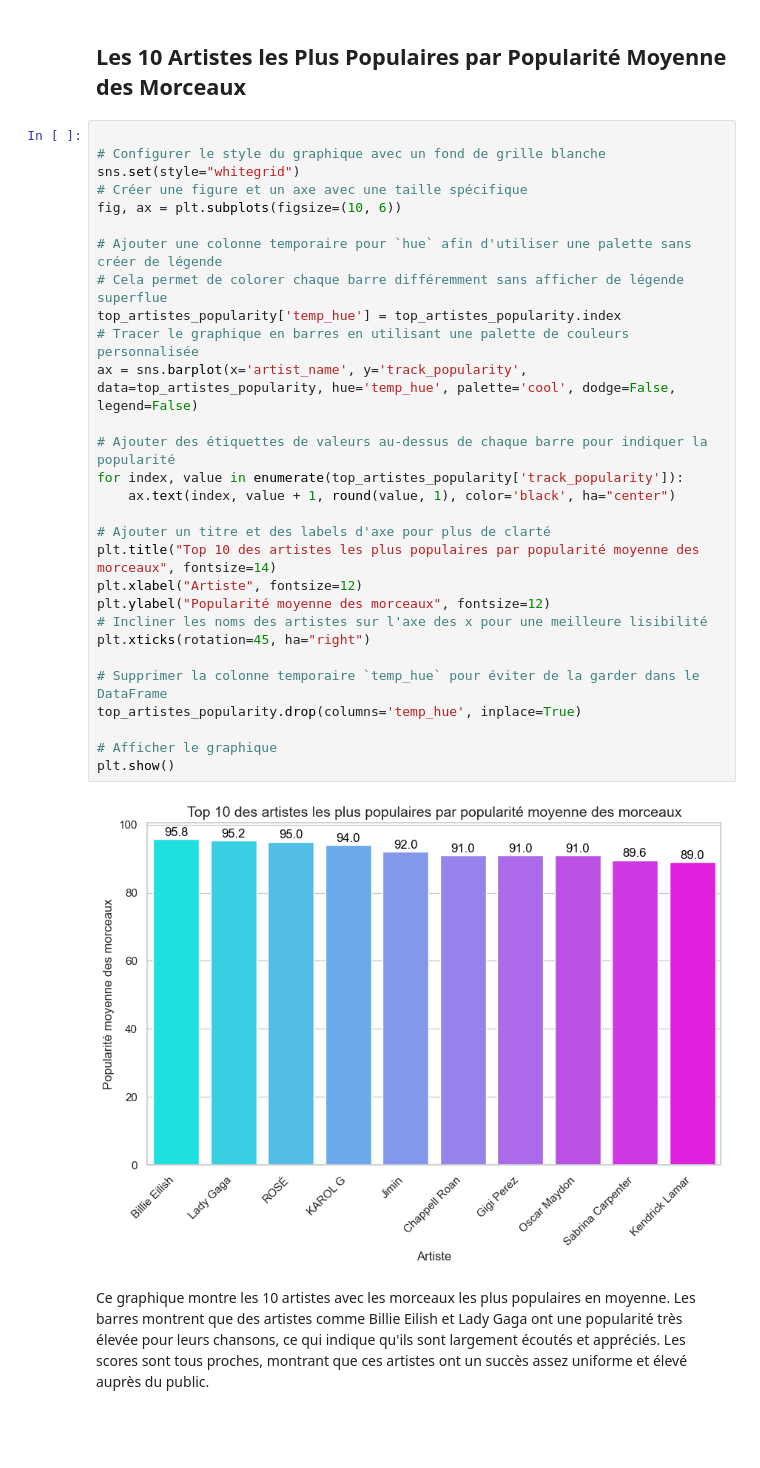
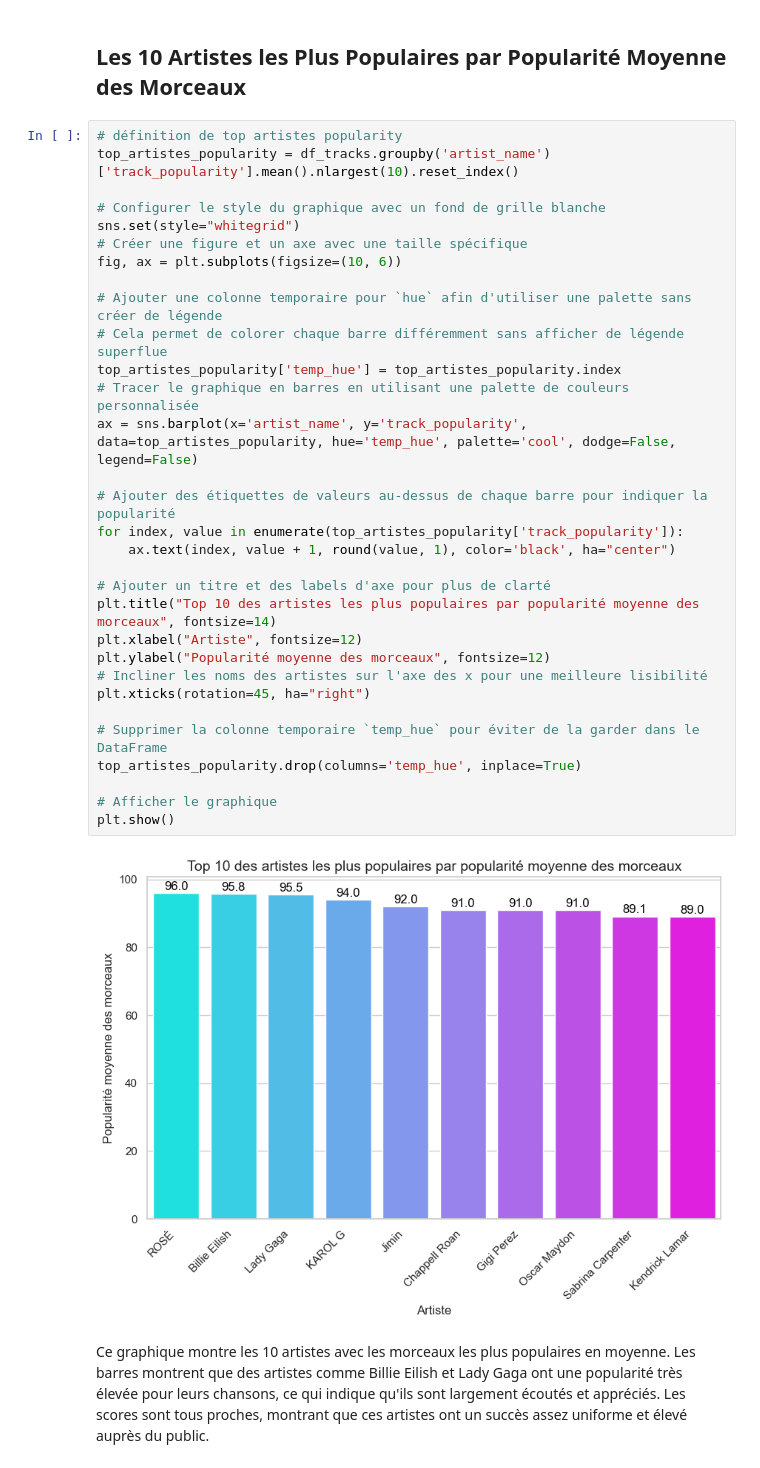
Before and after one commit to nathanaela-doriana/spotify_api_project, a Jupyter notebook: notebooks/spotify_analysis.ipynb, the cells around one changed output. Saved outputs shown, nothing was run; the diff lists cells and outputs as text; blank space fills up the shorter version.

```diff
--- a/notebooks/spotify_analysis.ipynb
+++ b/notebooks/spotify_analysis.ipynb
@@ -239,36 +245,38 @@ On peut conclure que cette collection de morceaux contient surtout des morceaux
 # %% [markdown]
 ## **Les 10 Artistes les Plus Populaires par Popularité Moyenne des Morceaux**
 # %%
+# définition de top artistes popularity
+top_artistes_popularity = df_tracks.groupby('artist_name')['track_popularity'].mean().nlargest(10).reset_index()
 
 # Configurer le style du graphique avec un fond de grille blanche
 sns.set(style="whitegrid")
 # Créer une figure et un axe avec une taille spécifique
 fig, ax = plt.subplots(figsize=(10, 6))
 
 # Ajouter une colonne temporaire pour `hue` afin d'utiliser une palette sans créer de légende
 # Cela permet de colorer chaque barre différemment sans afficher de légende superflue
 top_artistes_popularity['temp_hue'] = top_artistes_popularity.index
 # Tracer le graphique en barres en utilisant une palette de couleurs personnalisée
 ax = sns.barplot(x='artist_name', y='track_popularity', data=top_artistes_popularity, hue='temp_hue', palette='cool', dodge=False, legend=False)
 
 # Ajouter des étiquettes de valeurs au-dessus de chaque barre pour indiquer la popularité
 for index, value in enumerate(top_artistes_popularity['track_popularity']):
     ax.text(index, value + 1, round(value, 1), color='black', ha="center")
 
 # Ajouter un titre et des labels d'axe pour plus de clarté
 plt.title("Top 10 des artistes les plus populaires par popularité moyenne des morceaux", fontsize=14)
 plt.xlabel("Artiste", fontsize=12)
 plt.ylabel("Popularité moyenne des morceaux", fontsize=12)
 # Incliner les noms des artistes sur l'axe des x pour une meilleure lisibilité
 plt.xticks(rotation=45, ha="right")
 
 # Supprimer la colonne temporaire `temp_hue` pour éviter de la garder dans le DataFrame
 top_artistes_popularity.drop(columns='temp_hue', inplace=True)
 
 # Afficher le graphique
 plt.show()
 # %% [output]
-[figure, old version]
+[figure, new version]
 # %% [markdown]
 Ce graphique montre les 10 artistes avec les morceaux les plus populaires en moyenne. Les barres montrent que des artistes comme Billie Eilish et Lady Gaga ont une popularité très élevée pour leurs chansons, ce qui indique qu'ils sont largement écoutés et appréciés. Les scores sont tous proches, montrant que ces artistes ont un succès assez uniforme et élevé auprès du public.
 # %%
```
Also changed, not shown: parts of 12 cells of this notebook, 4 other files.
